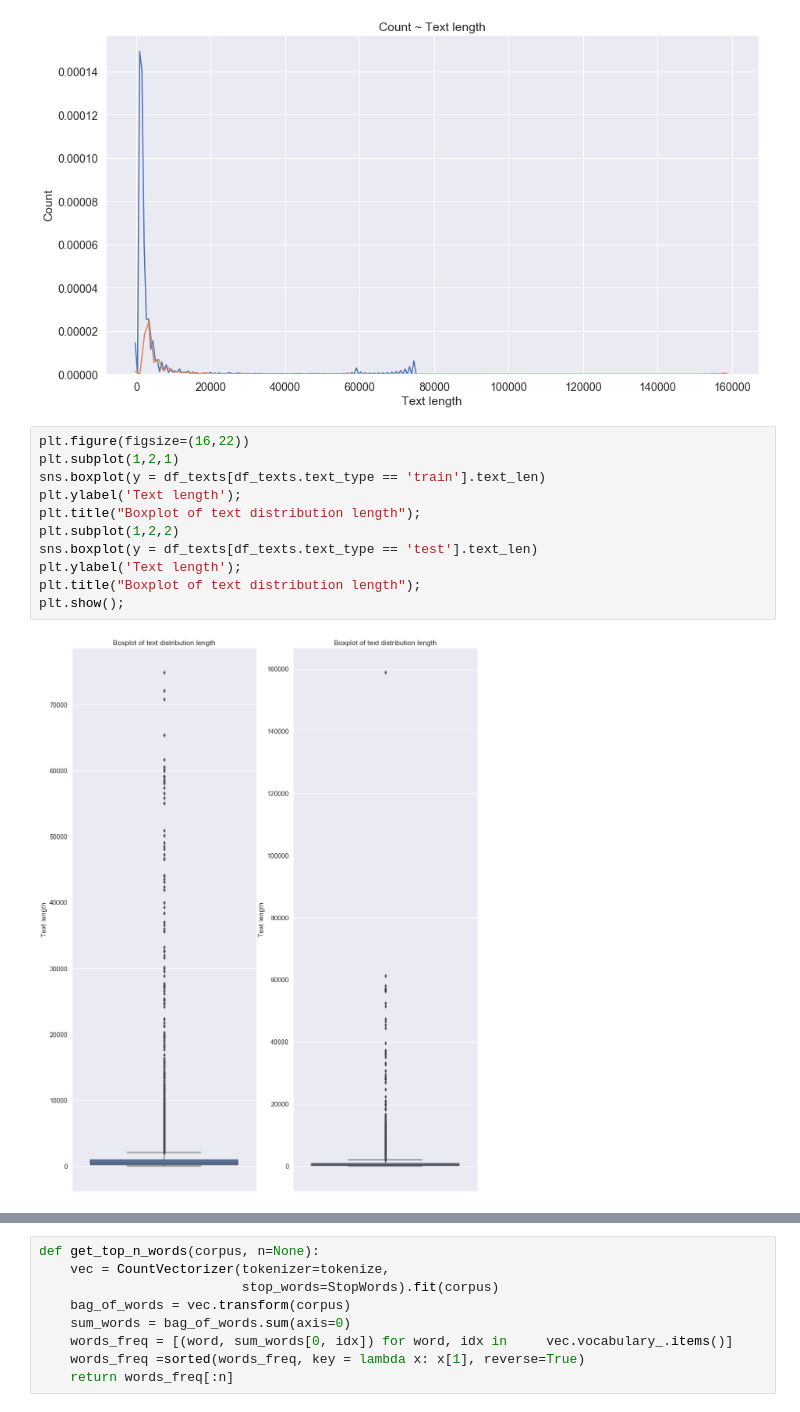
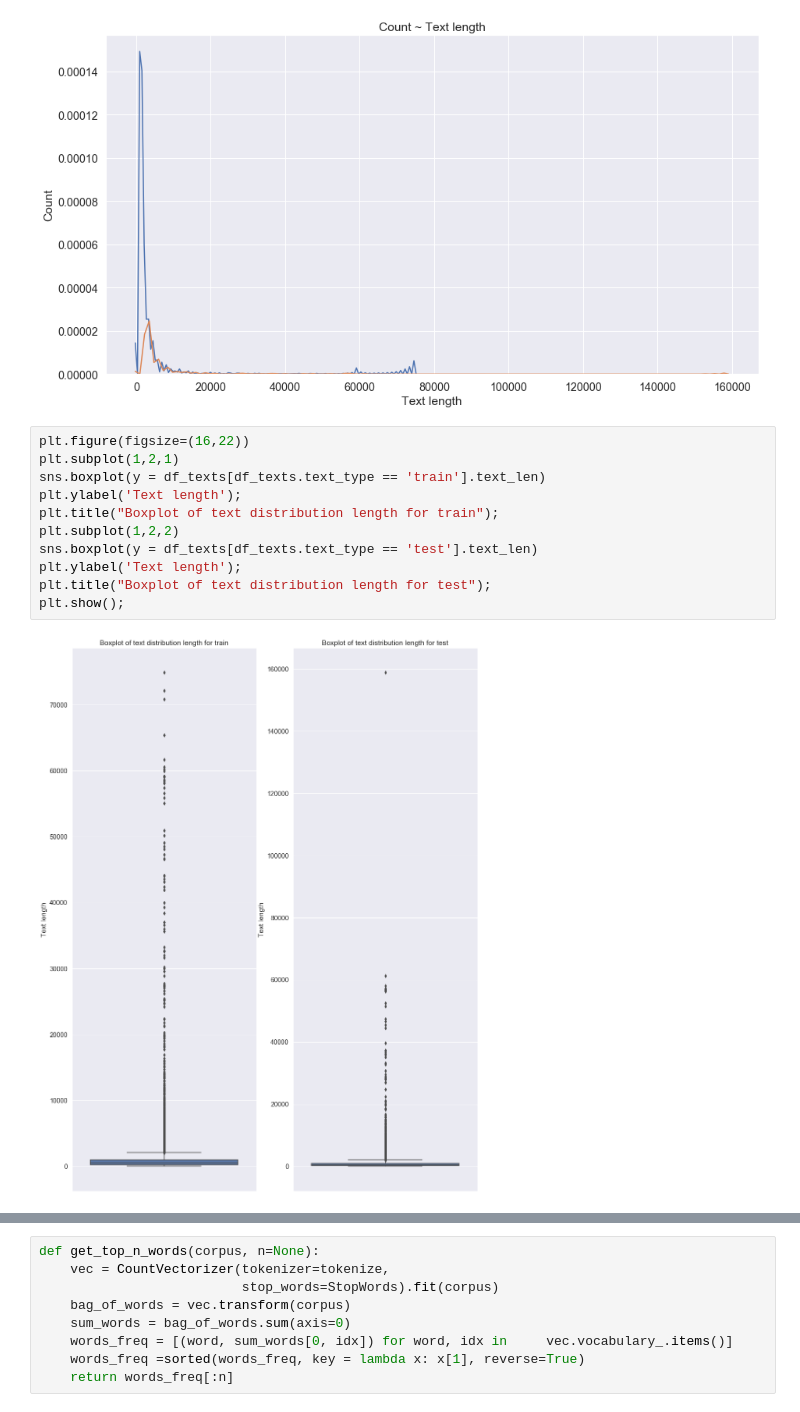
Before and after one commit to Espad/DS_5, a Jupyter notebook: Texts_Classification.ipynb, the cells around one changed output, grey strips where cells are left out. Cells and saved outputs as stored; diff of their text form.

```diff
--- a/Texts_Classification.ipynb
+++ b/Texts_Classification.ipynb
@@ -1360,13 +1275,13 @@ plt.title("Count ~ Text length");
 # %%
 plt.figure(figsize=(16,22))
 plt.subplot(1,2,1)
 sns.boxplot(y = df_texts[df_texts.text_type == 'train'].text_len)
 plt.ylabel('Text length');
-plt.title("Boxplot of text distribution length");
+plt.title("Boxplot of text distribution length for train");
 plt.subplot(1,2,2)
 sns.boxplot(y = df_texts[df_texts.text_type == 'test'].text_len)
 plt.ylabel('Text length');
-plt.title("Boxplot of text distribution length");
+plt.title("Boxplot of text distribution length for test");
 plt.show();
 # %% [output]
-[figure, old version]
+[figure, new version]
```
Also changed, not shown: parts of 119 cells of this notebook.
